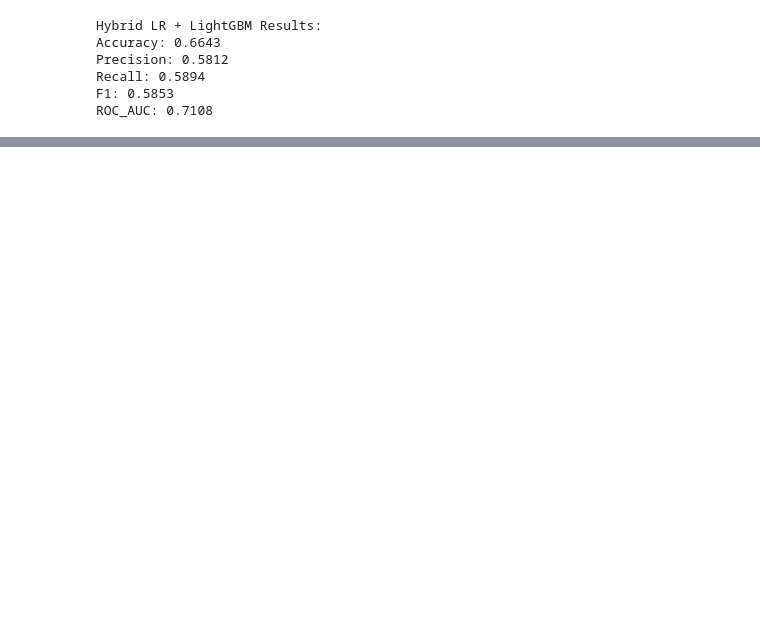
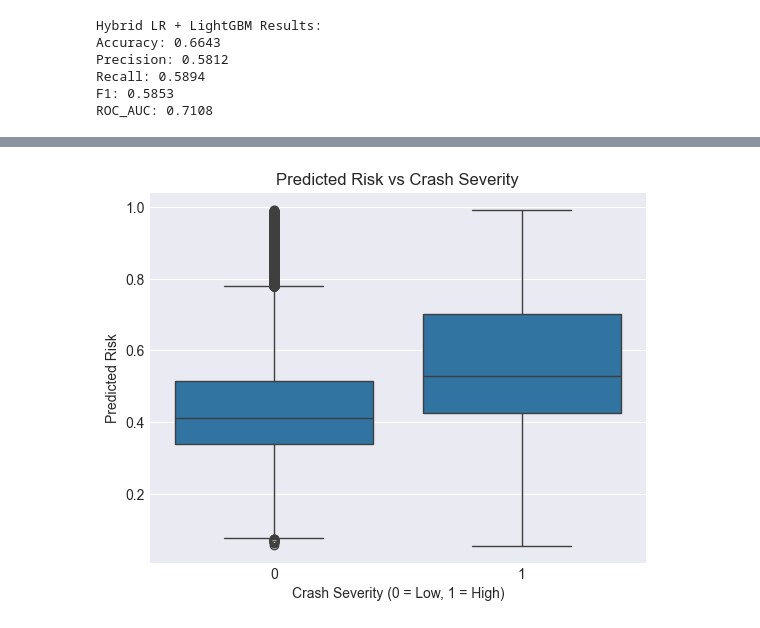
Before and after one commit to SU-IST707-SP26/group-project-crash-predictors, a Jupyter notebook: work/06_milestone_model_refinement_hybrid_modeling_and_alternatives_to_smote.ipynb, the cells around one changed output, grey strips where cells are left out. Drawn from its saved outputs; the diff is of its cells as text; code cells hidden in the pictures; blank space fills up the shorter version.

Commit message:
visualizations

```diff
--- a/work/06_milestone_model_refinement_hybrid_modeling_and_alternatives_to_smote.ipynb
+++ b/work/06_milestone_model_refinement_hybrid_modeling_and_alternatives_to_smote.ipynb
@@ -613,0 +616,16 @@ ROC_AUC: 0.7108 ± 0.0013
+# %%
+import seaborn as sns
+import matplotlib.pyplot as plt
+
+df_viz = X_train.copy()
+df_viz['risk'] = oof_probs
+df_viz['severity'] = y_train  # target
+
+plt.figure()
+sns.boxplot(x='severity', y='risk', data=df_viz)
+plt.title("Predicted Risk vs Crash Severity")
+plt.xlabel("Crash Severity (0 = Low, 1 = High)")
+plt.ylabel("Predicted Risk")
+plt.show()
+# %% [output]
+[figure, added]
```
Also changed, not shown: parts of 8 cells of this notebook.
